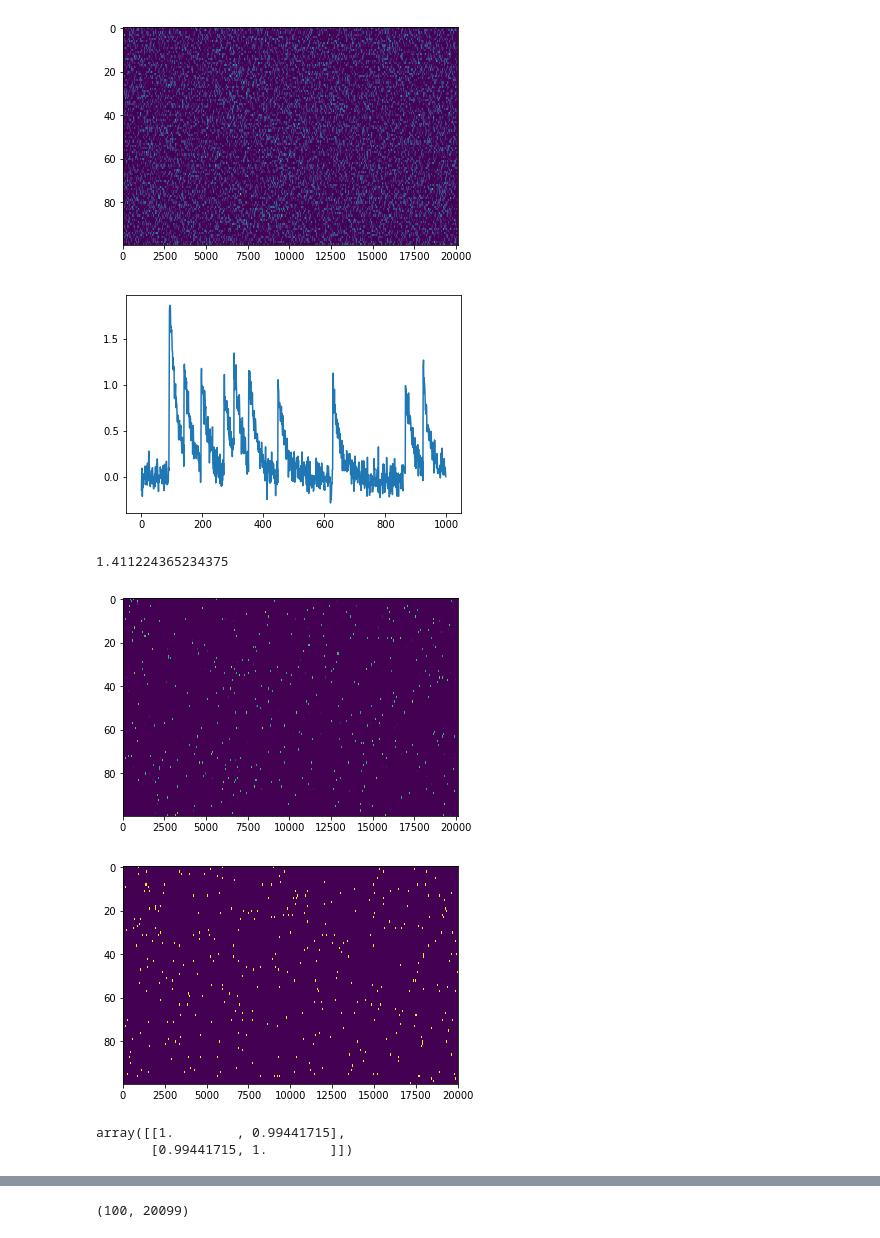
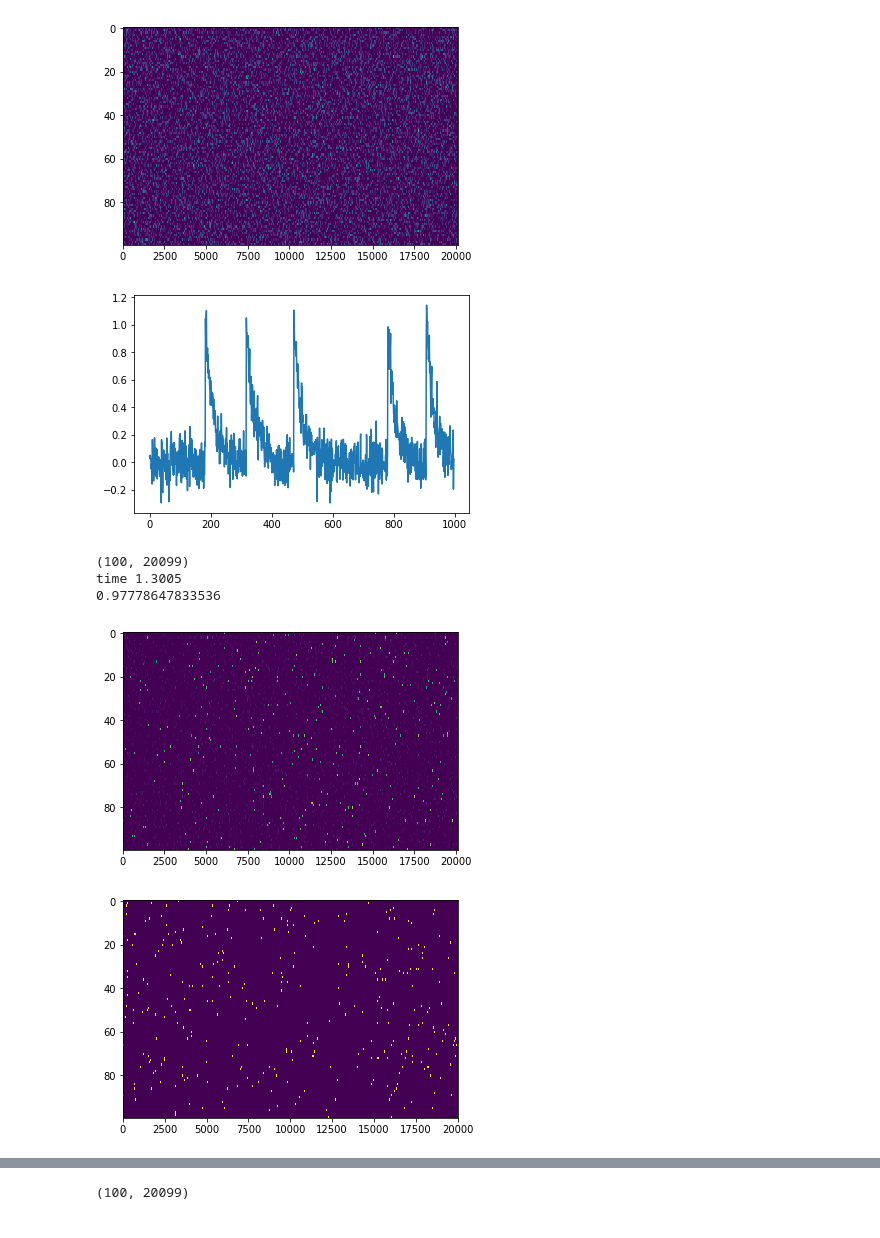
Before and after one commit to MouseLand/suite2p, a Jupyter notebook: spkdcnv.ipynb, the cells around one changed output, grey strips where cells are left out. Cells and saved outputs as stored; diff of their text form; code cells hidden in the pictures.

```diff
--- a/spkdcnv.ipynb
+++ b/spkdcnv.ipynb
@@ -5,63 +5,65 @@ from numpy import random as rnd
 from scipy import signal
 # oasis needs some parameters
 ops = {
         'tau':  1.,
         'niterneu': 5,
         'neumax': 1.,
         'fs': 25.,
-        'win':20.,
-    }
+        'win_baseline':60.,
+        'baseline': 'constant',
+        'sig_baseline': 6.,
+        'prctile_baseline': 8.,
+      }
 
 # simulate some data
 NT = 20000
 p = .01
 ncells = 100
 
 sp = p - rnd.uniform(0,1,(NT,ncells))>0
 kern = np.exp(-np.arange(100.)/(ops['fs'] * ops['tau']))
 
 F = signal.convolve(np.expand_dims(kern, axis = 1), sp, mode='full')
 
 plt.imshow(np.transpose(F), aspect='auto')
 plt.show()
 
 NT = F.shape[0]
 ncells = F.shape[1]
 
 F = F + rnd.normal(0,0.1,(NT,ncells))
 
 #plt.imshow(np.transpose(F), aspect='auto')
 plt.plot(F[1:1000,0])
 plt.show()
 # %% [output]
-[figure, old version]
+[figure, new version]
-[figure, old version]
+[figure, new version]
 # %%
 import dcnv, imp
 imp.reload(dcnv)
 
 Ft = np.transpose(F)
 
+print(Ft.shape)
+
 tstart = time.time()
 s = dcnv.oasis(Ft, ops)
 tend = time.time()
 
-print(tend - tstart)
+print('time %2.4f'%(tend - tstart))
 
-plt.imshow(s, aspect='auto')
-plt.show()
+b = np.zeros((ncells,))
+for i in range(0,ncells):
+    A = np.corrcoef(sp[:,i], s[i, :20000])
+    b[i] = A[0,1]
 
-plt.imshow(np.transpose(sp), aspect='auto')
-plt.show()
+print(b.mean())
 # %% [output]
-1.411224365234375
+(100, 20099)
+time 1.3005
+0.97778647833536
-[figure, old version]
+[figure, new version]
-[figure, old version]
+[figure, new version]
-# %%
-i = 78
-np.corrcoef(sp[:,i], s[i, :20000])
-# %% [output]
-array([[1.        , 0.99441715],
-       [0.99441715, 1.        ]])
 # %%
 from scipy.ndimage import filters
```
Also changed, not shown: parts of 1 cell of this notebook, 1 other file.
